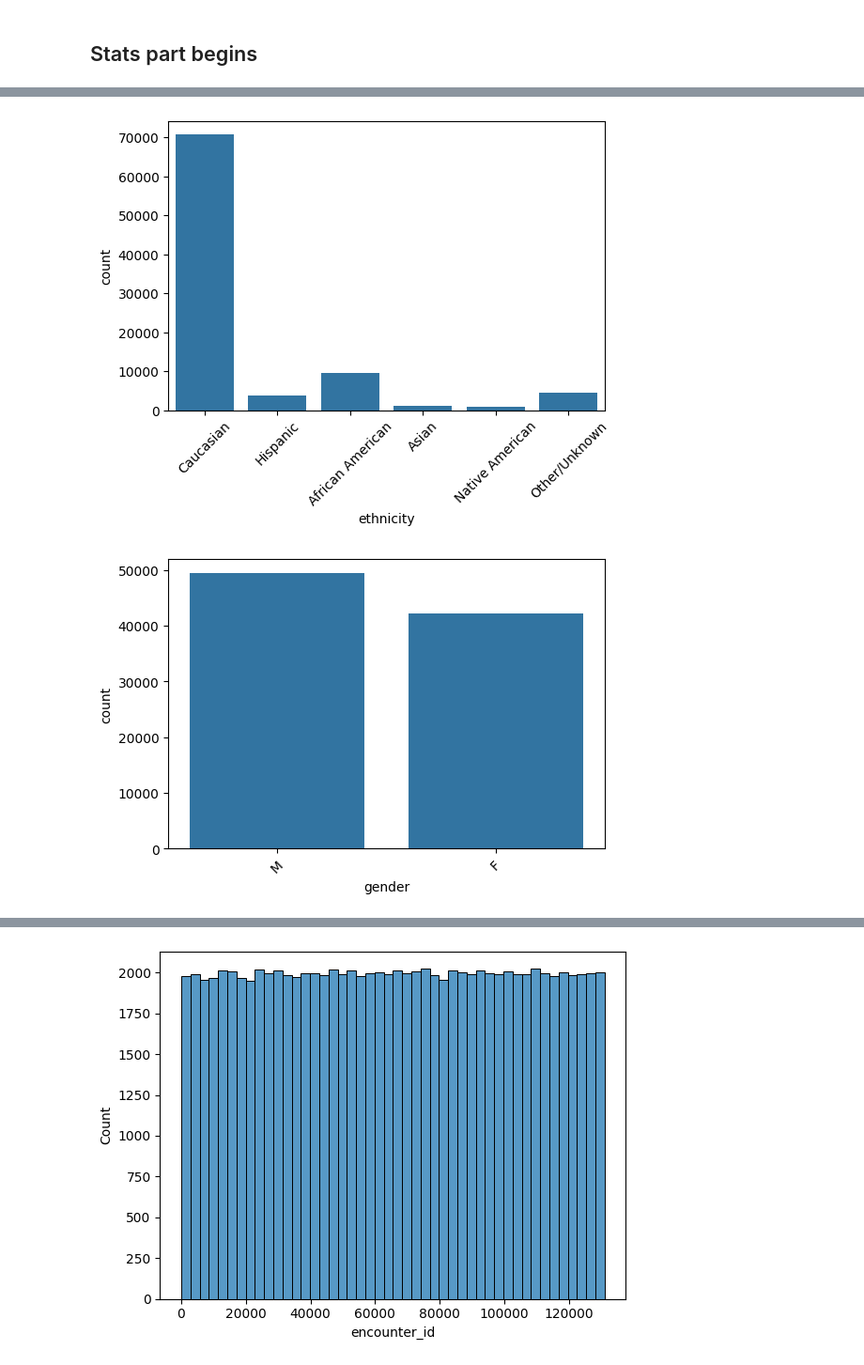
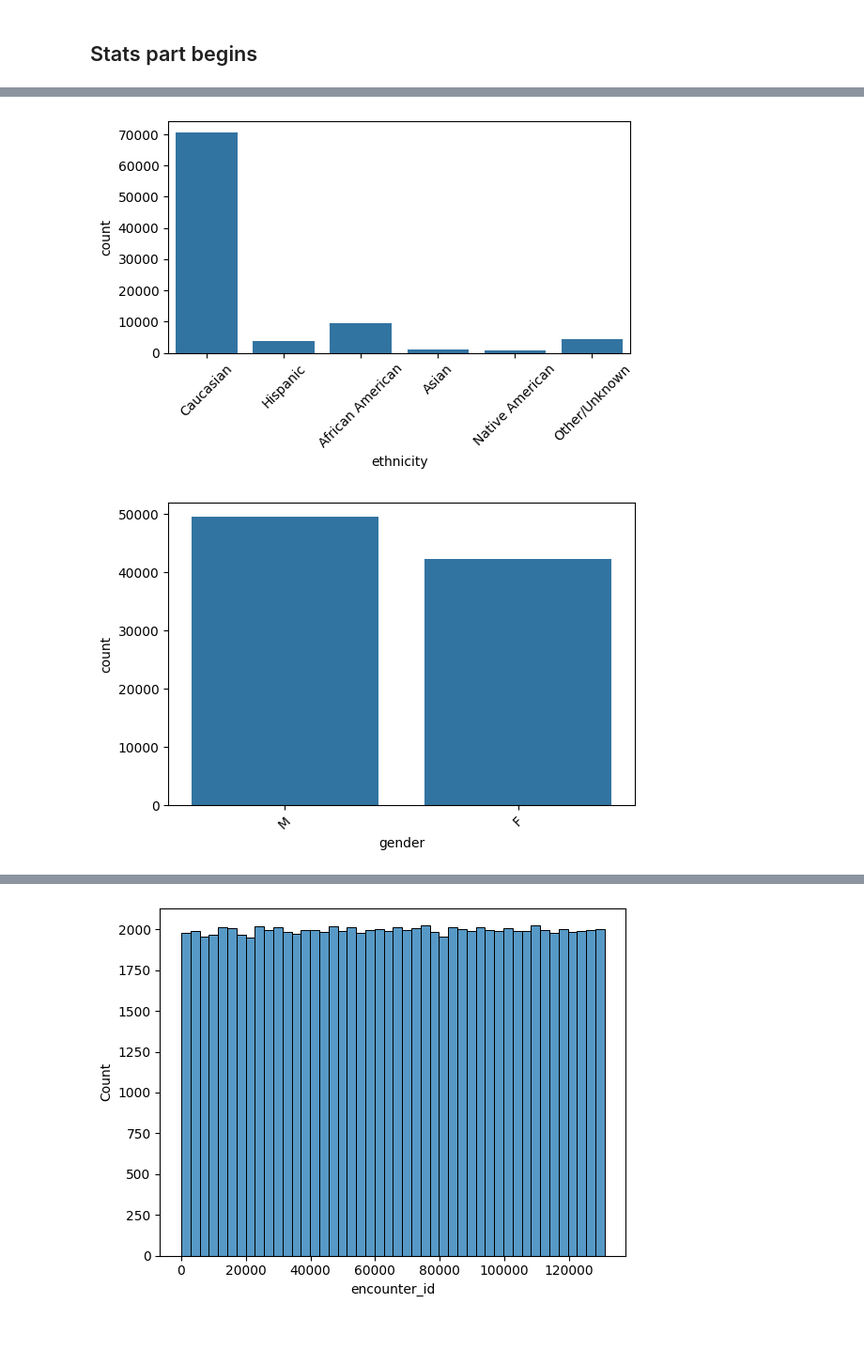
Before and after one commit to AmanKumarBhamboo/Survival-Rate-Prediction, a Jupyter notebook: EDApart.ipynb, the cells around one changed output, grey strips where cells are left out. Shown at 94% size. Saved outputs shown, nothing was run; the diff lists cells and outputs as text; code cells hidden in the pictures; blank space fills up the shorter version.

```diff
--- a/EDApart.ipynb
+++ b/EDApart.ipynb
@@ -59,10 +59,11 @@ import seaborn as sns
 # %%
 #Plot the categorical columns
 for col in original_categorical_cols:
-    plt.figure(figsize=(6,4))
-    count_plot = sns.countplot(x=df[col])
-    #rotate x-axis labels
-    count_plot.set_xticklabels(count_plot.get_xticklabels(), rotation=45)
+    fig, ax = plt.subplots(figsize=(6, 4))
+    sns.countplot(x=col, data=df, ax=ax)
+    ax.tick_params(axis='x', labelrotation=45)   # or rotation=45 on older mpl
+    plt.tight_layout()
+    plt.show()
 # %% [output]
-[figure, old version]
+[figure, new version]
-[figure, old version]
+[figure, new version]
```
Also changed, not shown: parts of 2 cells of this notebook, 1 other file.
